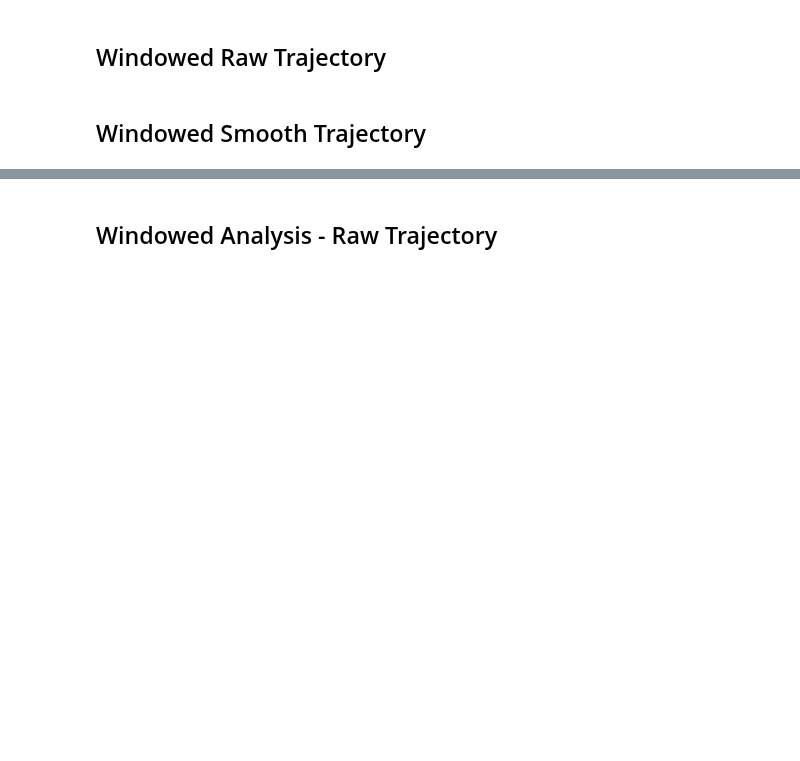
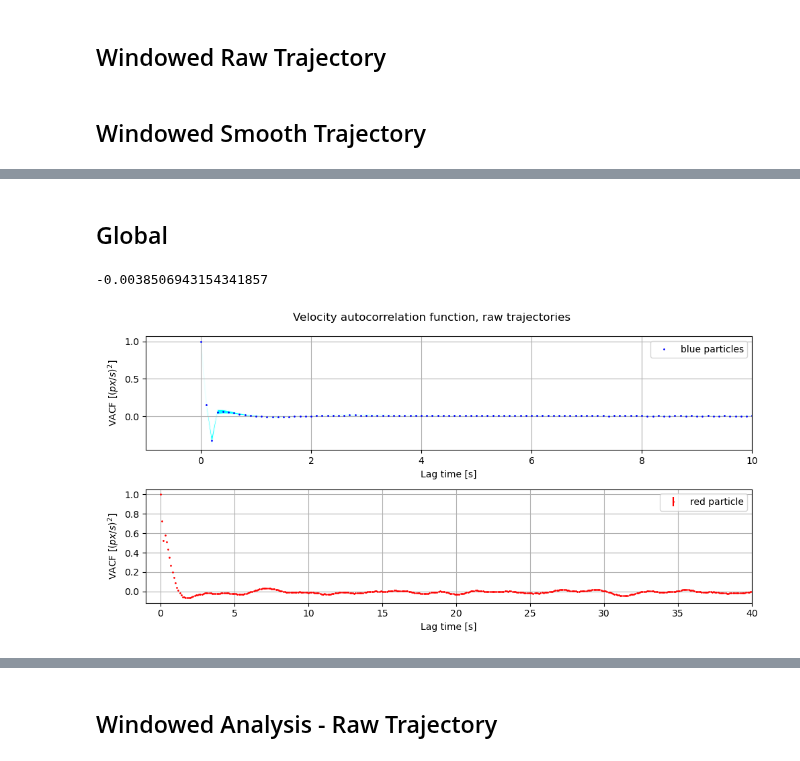
Before and after one commit to skandiz/MasterThesis, a Jupyter notebook: code/trajectoryAnalysis.ipynb, the cells around one changed output, grey strips where cells are left out. Cells and saved outputs as stored; diff of their text form; code cells hidden in the pictures; blank space fills up the shorter version.

```diff
--- a/code/trajectoryAnalysis.ipynb
+++ b/code/trajectoryAnalysis.ipynb
@@ -1121,3 +1169,5 @@ todo: modify code of yupy to get autocovariance at lag time 0 obtaining $\sigma^
+# %% [markdown]
+## Global
 # %%
 # raw trajectories
 blueTrajs = []
@@ -1141,29 +1191,48 @@ for i in range(0, nDrops):
     else:
         p = smoothTrajs.loc[smoothTrajs.particle == i, ["x","y"]]
         blueTrajs_smooth.append(Trajectory(p.x, p.y, dt = 1/10, traj_id=i))
+# %%
+# check for WSS process applicability
+diff = np.empty((len(blueTrajs), 1000))
+for i, traj in enumerate(blueTrajs):
+    v = traj.v
+    for lag_ in range(1, 1000 + 1):
+        # Multiply components given lag
+        v1, v2 = v[:-lag_], v[lag_:]
+
+        diff[i, lag_-1] = np.linalg.norm(v1.mean(axis=0)) - np.linalg.norm(v2.mean(axis=0))
+print(np.mean(diff))
+# %% [output]
+-0.0038506943154341857
 # %%
+maxLagtime = 1000
+#x = np.arange(0.1, 100.1, 0.1) # without initial point
+x = np.arange(0, 100, 0.1) # with initial point
+
 vacf_mean_blue, vacf_std_blue = ys.vacf(blueTrajs, time_avg=True, lag=maxLagtime)
 vacf_mean_red, vacf_std_red = ys.vacf(redTraj, time_avg=True, lag=maxLagtime)
 
 fig, (ax, ax1) = plt.subplots(2, 1, figsize=(10, 5))
-ax.errorbar(np.arange(0.1, 100.1, 0.1), vacf_mean_blue, fmt='o', markersize=1, color = "blue", label = 'blue particles')
-ax.fill_between(np.arange(0.1, 100.1, 0.1), vacf_mean_blue + vacf_std_blue, vacf_mean_blue - vacf_std_blue,
+ax.errorbar(x, vacf_mean_blue, fmt='o', markersize=1, color = "blue", label = 'blue particles')
+ax.fill_between(x, vacf_mean_blue + vacf_std_blue, vacf_mean_blue - vacf_std_blue,
                      alpha=1, edgecolor='#F0FFFF', facecolor='#00FFFF')
 ax.grid()
 ax.legend()
 ax.set(xlim=(-1, 10), xlabel = 'Lag time [s]', ylabel = r'VACF [$(px/s)^2$]')
-ax1.errorbar(np.arange(0.1, 100.1, 0.1), vacf_mean_red, yerr=vacf_std_red, fmt='o',
+ax1.errorbar(x, vacf_mean_red, yerr=vacf_std_red, fmt='o',
                  markersize=1, color = "red", label = 'red particle')
 ax1.set(xlim=(-1, 40), xlabel = 'Lag time [s]', ylabel = r'VACF [$(px/s)^2$]')
 ax1.grid()
 ax1.legend()
 plt.suptitle("Velocity autocorrelation function, raw trajectories")
 plt.tight_layout()
-if save_verb: plt.savefig("../results/velocity_autocorrelation/vacf_raw.png", dpi = 500, bbox_inches='tight')
+if save_verb: plt.savefig("../results/velocity_autocovariance/vacf_raw_with_initial_point.png", dpi = 500, bbox_inches='tight')
 if show_verb:
     plt.show()
 else:
     plt.close()
+# %% [output]
+[figure, added]
 # %%
 vacf_mean_blue_smooth, vacf_std_blue_smooth = ys.vacf(blueTrajs_smooth, time_avg=True, lag=maxLagtime)
 vacf_mean_red_smooth, vacf_std_red_smooth = ys.vacf(redTraj_smooth, time_avg=True, lag=maxLagtime)
```
Also changed, not shown: parts of 8 cells of this notebook, 2 other files.
